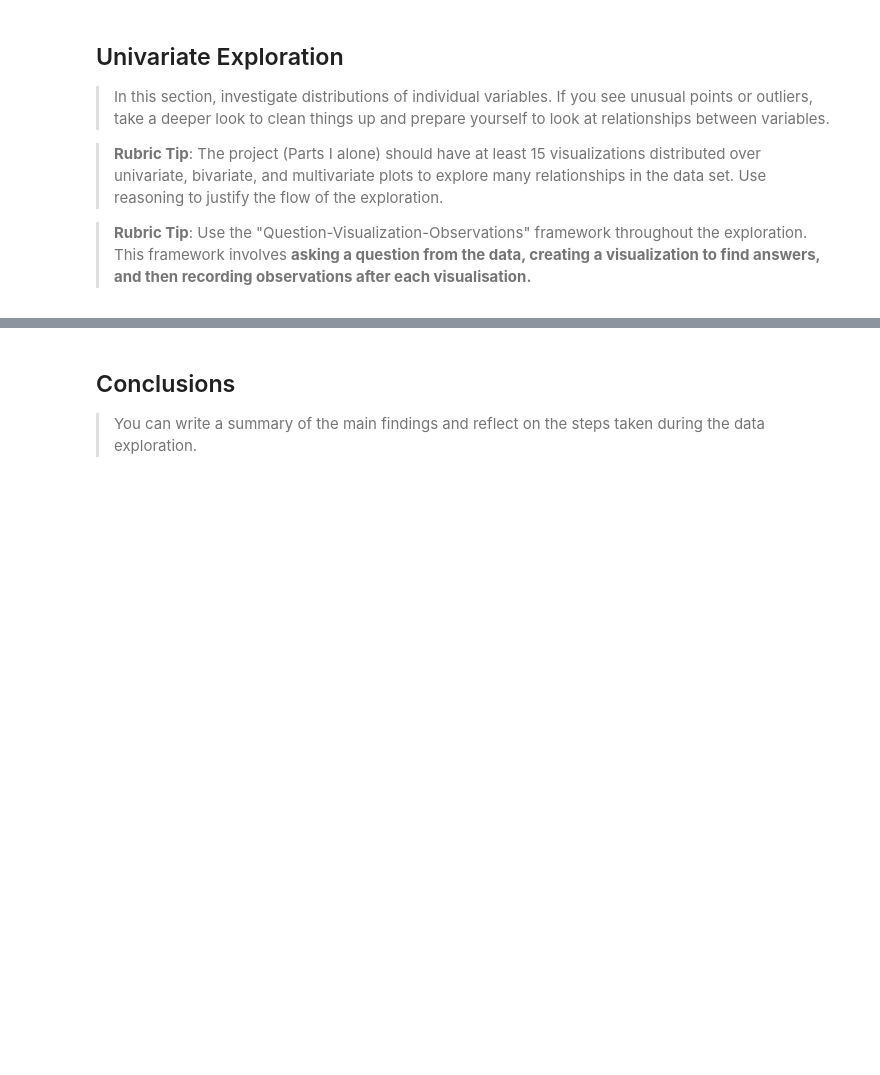
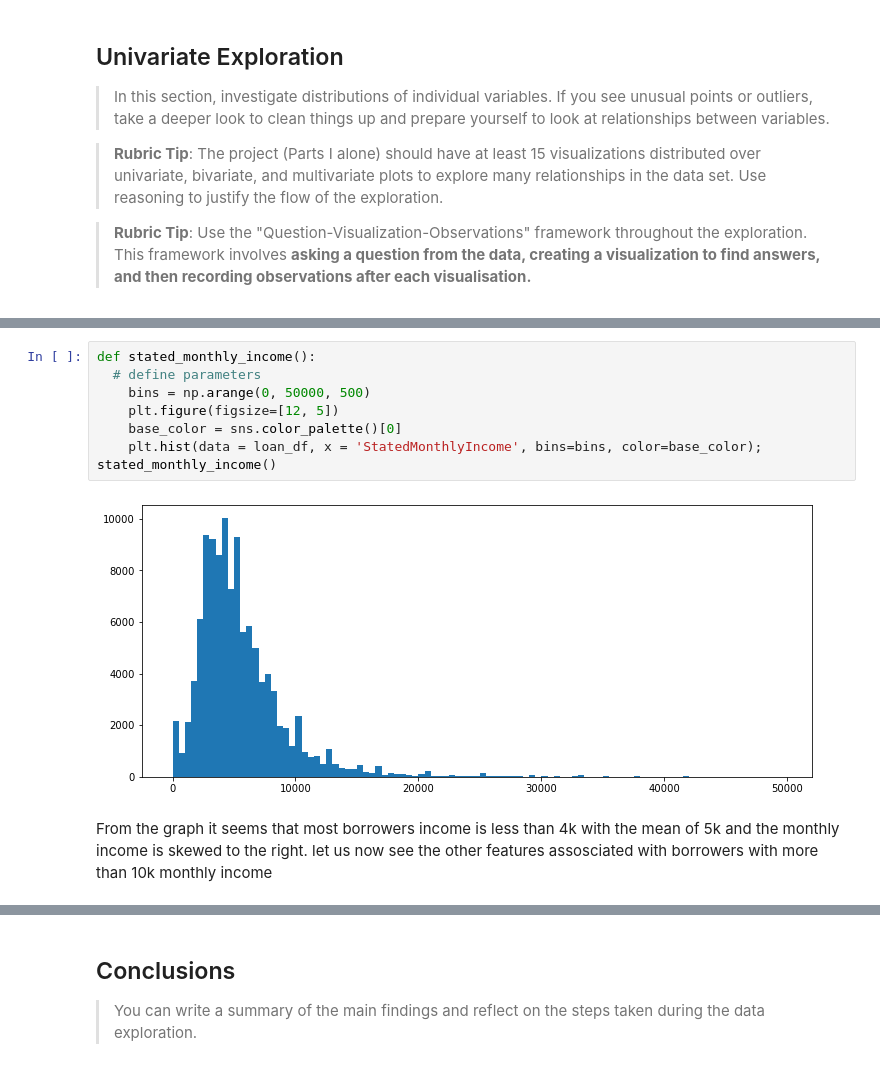
Before and after one commit to samwata/prosper_loan_data_analysis, a Jupyter notebook: Part_I_exploration_template.ipynb, the cells around one changed output, grey strips where cells are left out. Cells and saved outputs as stored; diff of their text form; blank space fills up the shorter version.

```diff
--- a/Part_I_exploration_template.ipynb
+++ b/Part_I_exploration_template.ipynb
@@ -324,0 +391,12 @@ your work in the previous sections.
+# %%
+def stated_monthly_income():
+  # define parameters
+    bins = np.arange(0, 50000, 500)
+    plt.figure(figsize=[12, 5])
+    base_color = sns.color_palette()[0]
+    plt.hist(data = loan_df, x = 'StatedMonthlyIncome', bins=bins, color=base_color);
+stated_monthly_income()
+# %% [output]
+[figure, added]
+# %% [markdown]
+From the graph it seems that most borrowers income is less than 4k with the mean of 5k and the monthly income is skewed to the right. let us now see the other features assosciated with borrowers with more than 10k monthly income
```
Also changed, not shown: parts of 84 cells of this notebook, 1 other file.
